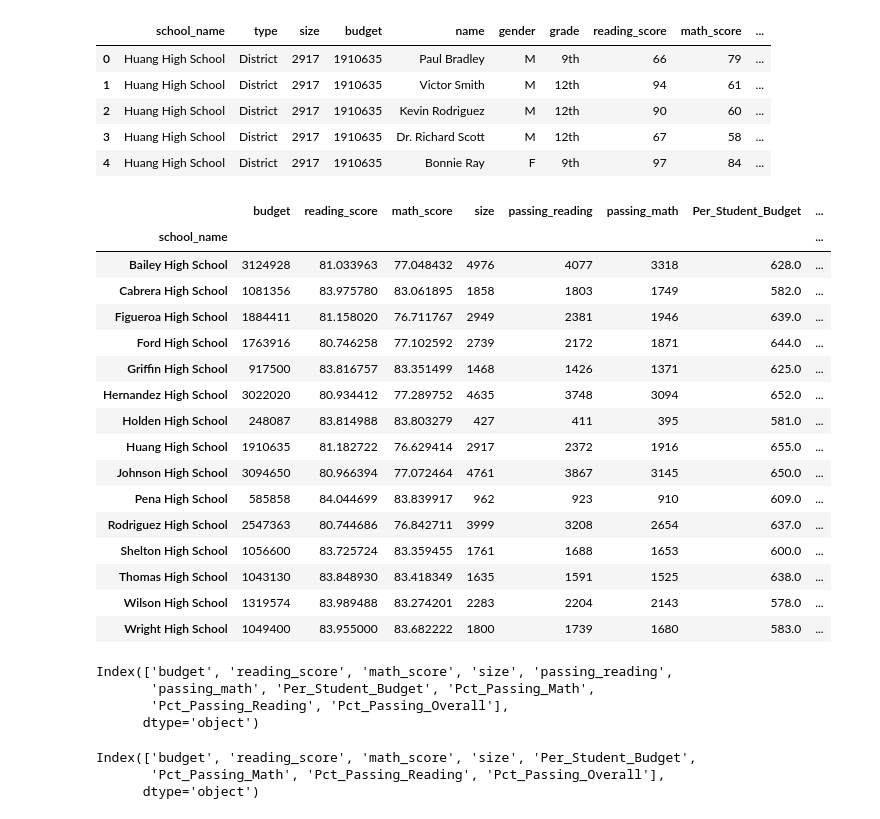
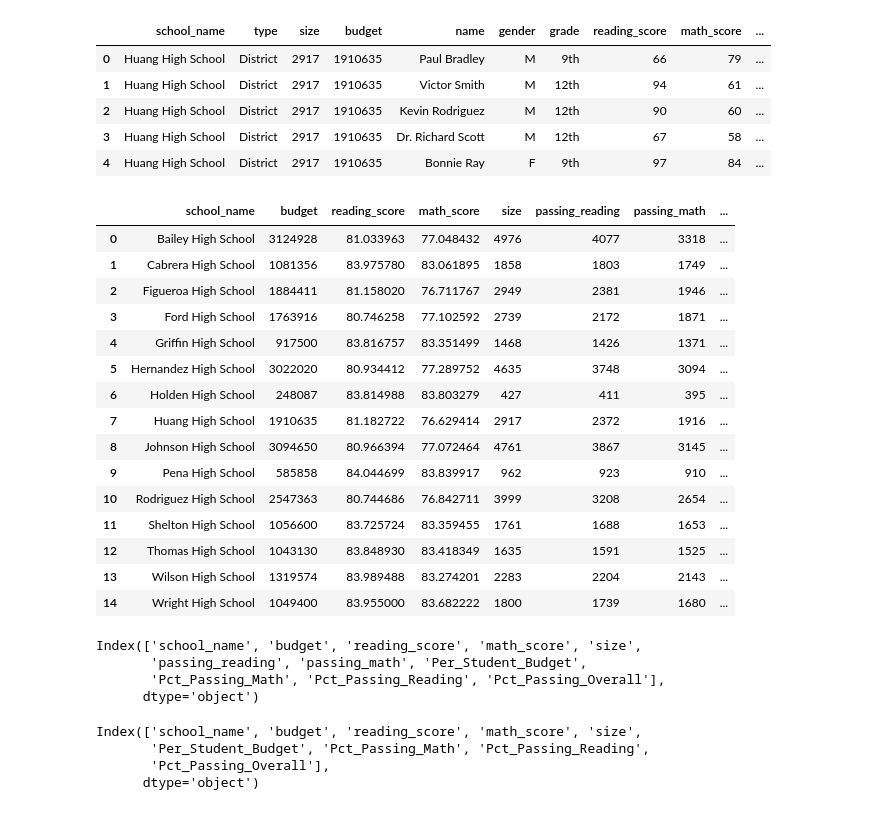
Before and after one commit to gaguinaldo/uscdatabootcamp, a Jupyter notebook: hw-4/hw-4_gta_submission.ipynb, the cells around one changed output. Saved outputs shown, nothing was run; the diff lists cells and outputs as text; code cells hidden in the pictures.

```diff
--- a/hw-4/hw-4_gta_submission.ipynb
+++ b/hw-4/hw-4_gta_submission.ipynb
@@ -299,41 +299,41 @@ agg_function = {'budget':np.mean, 'reading_score':np.mean, 'math_score': np.mean
 # %%
 #Join the data frames and create a new column that determines the amount of money allocated per student
 
-df_grouped = df_merge.groupby(df_merge['school_name']).agg(agg_function)
+df_grouped = df_merge.groupby(df_merge['school_name'], as_index=False).agg(agg_function)
 df_grouped['Per_Student_Budget'] = df_grouped['budget'] / df_grouped['size']
 df_grouped['Pct_Passing_Math'] = 100 * (df_grouped['passing_math'] / df_grouped['size'])
 df_grouped['Pct_Passing_Reading'] = 100 * (df_grouped['passing_reading'] / df_grouped['size'])
 df_grouped['Pct_Passing_Overall'] = (df_grouped['Pct_Passing_Reading'] + df_grouped['Pct_Passing_Math']) / 2
 df_grouped
 # %% [output]
-|  | budget | reading_score | math_score | size | passing_reading | passing_math | Per_Student_Budget | ... |
-| school_name |  |  |  |  |  |  |  | ... |
-| Bailey High School | 3124928 | 81.033963 | 77.048432 | 4976 | 4077 | 3318 | 628.0 | ... |
-| Cabrera High School | 1081356 | 83.975780 | 83.061895 | 1858 | 1803 | 1749 | 582.0 | ... |
-| Figueroa High School | 1884411 | 81.158020 | 76.711767 | 2949 | 2381 | 1946 | 639.0 | ... |
-| Ford High School | 1763916 | 80.746258 | 77.102592 | 2739 | 2172 | 1871 | 644.0 | ... |
-| Griffin High School | 917500 | 83.816757 | 83.351499 | 1468 | 1426 | 1371 | 625.0 | ... |
-| Hernandez High School | 3022020 | 80.934412 | 77.289752 | 4635 | 3748 | 3094 | 652.0 | ... |
-| Holden High School | 248087 | 83.814988 | 83.803279 | 427 | 411 | 395 | 581.0 | ... |
-| Huang High School | 1910635 | 81.182722 | 76.629414 | 2917 | 2372 | 1916 | 655.0 | ... |
-| Johnson High School | 3094650 | 80.966394 | 77.072464 | 4761 | 3867 | 3145 | 650.0 | ... |
-| Pena High School | 585858 | 84.044699 | 83.839917 | 962 | 923 | 910 | 609.0 | ... |
-| Rodriguez High School | 2547363 | 80.744686 | 76.842711 | 3999 | 3208 | 2654 | 637.0 | ... |
-| Shelton High School | 1056600 | 83.725724 | 83.359455 | 1761 | 1688 | 1653 | 600.0 | ... |
-| Thomas High School | 1043130 | 83.848930 | 83.418349 | 1635 | 1591 | 1525 | 638.0 | ... |
-| Wilson High School | 1319574 | 83.989488 | 83.274201 | 2283 | 2204 | 2143 | 578.0 | ... |
-| Wright High School | 1049400 | 83.955000 | 83.682222 | 1800 | 1739 | 1680 | 583.0 | ... |
+|  | school_name | budget | reading_score | math_score | size | passing_reading | passing_math | ... |
+| 0 | Bailey High School | 3124928 | 81.033963 | 77.048432 | 4976 | 4077 | 3318 | ... |
+| 1 | Cabrera High School | 1081356 | 83.975780 | 83.061895 | 1858 | 1803 | 1749 | ... |
+| 2 | Figueroa High School | 1884411 | 81.158020 | 76.711767 | 2949 | 2381 | 1946 | ... |
+| 3 | Ford High School | 1763916 | 80.746258 | 77.102592 | 2739 | 2172 | 1871 | ... |
+| 4 | Griffin High School | 917500 | 83.816757 | 83.351499 | 1468 | 1426 | 1371 | ... |
+| 5 | Hernandez High School | 3022020 | 80.934412 | 77.289752 | 4635 | 3748 | 3094 | ... |
+| 6 | Holden High School | 248087 | 83.814988 | 83.803279 | 427 | 411 | 395 | ... |
+| 7 | Huang High School | 1910635 | 81.182722 | 76.629414 | 2917 | 2372 | 1916 | ... |
+| 8 | Johnson High School | 3094650 | 80.966394 | 77.072464 | 4761 | 3867 | 3145 | ... |
+| 9 | Pena High School | 585858 | 84.044699 | 83.839917 | 962 | 923 | 910 | ... |
+| 10 | Rodriguez High School | 2547363 | 80.744686 | 76.842711 | 3999 | 3208 | 2654 | ... |
+| 11 | Shelton High School | 1056600 | 83.725724 | 83.359455 | 1761 | 1688 | 1653 | ... |
+| 12 | Thomas High School | 1043130 | 83.848930 | 83.418349 | 1635 | 1591 | 1525 | ... |
+| 13 | Wilson High School | 1319574 | 83.989488 | 83.274201 | 2283 | 2204 | 2143 | ... |
+| 14 | Wright High School | 1049400 | 83.955000 | 83.682222 | 1800 | 1739 | 1680 | ... |
 # %%
 df_grouped.columns
 # %% [output]
-Index(['budget', 'reading_score', 'math_score', 'size', 'passing_reading',
-       'passing_math', 'Per_Student_Budget', 'Pct_Passing_Math',
-       'Pct_Passing_Reading', 'Pct_Passing_Overall'],
+Index(['school_name', 'budget', 'reading_score', 'math_score', 'size',
+       'passing_reading', 'passing_math', 'Per_Student_Budget',
+       'Pct_Passing_Math', 'Pct_Passing_Reading', 'Pct_Passing_Overall'],
       dtype='object')
 # %%
 df_grouped.drop(['passing_reading', 'passing_math'], axis = 1, inplace = True)
 df_grouped.columns
 # %% [output]
-Index(['budget', 'reading_score', 'math_score', 'size', 'Per_Student_Budget',
-       'Pct_Passing_Math', 'Pct_Passing_Reading', 'Pct_Passing_Overall'],
+Index(['school_name', 'budget', 'reading_score', 'math_score', 'size',
+       'Per_Student_Budget', 'Pct_Passing_Math', 'Pct_Passing_Reading',
+       'Pct_Passing_Overall'],
       dtype='object')
```
Also changed, not shown: parts of 14 cells of this notebook.
